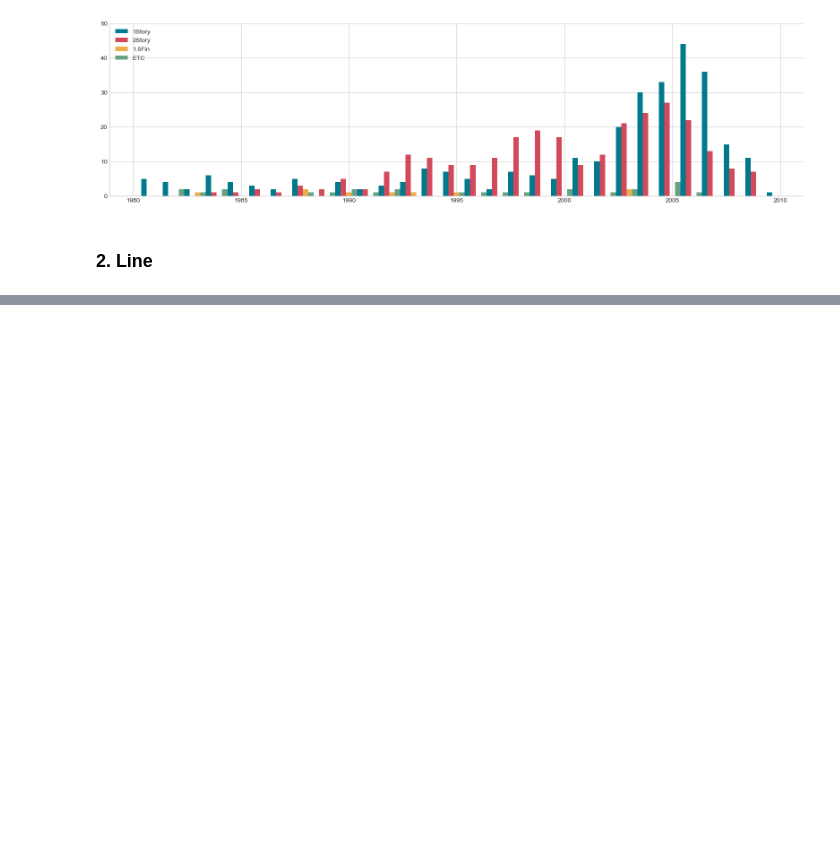
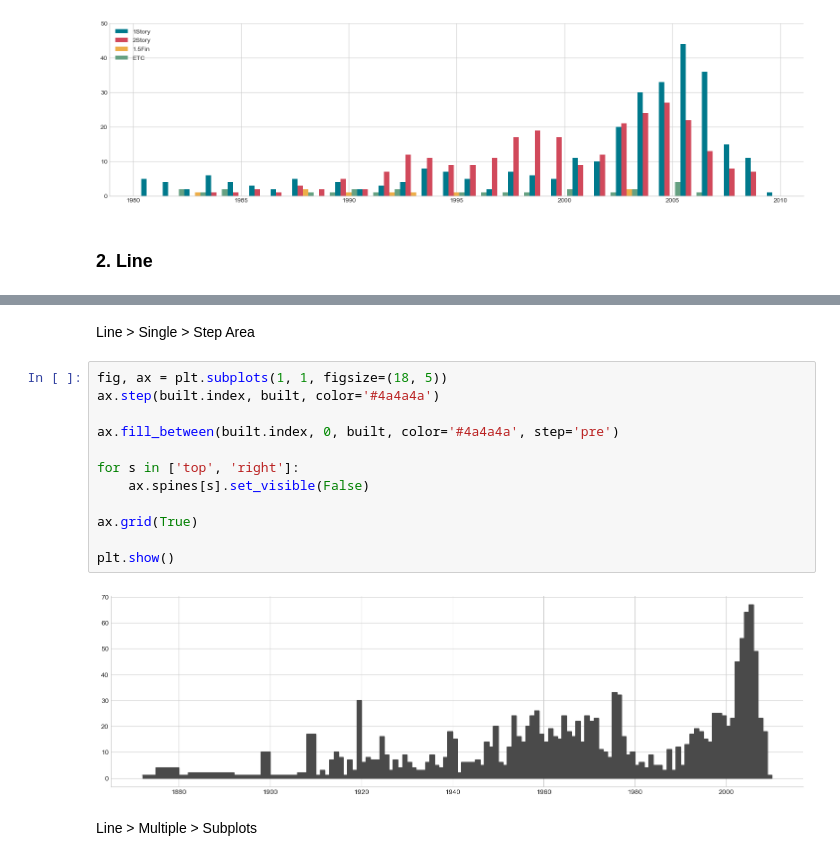
Before and after one commit to sguys99/self-study, a Jupyter notebook: Time-series visualization.ipynb, the cells around one changed output, grey strips where cells are left out. Saved outputs shown, nothing was run; the diff lists cells and outputs as text; blank space fills up the shorter version.

```diff
--- a/Time-series visualization.ipynb
+++ b/Time-series visualization.ipynb
@@ -304,0 +358,18 @@ plt.show()
+# %% [markdown]
+Line > Single > Step Area
+# %%
+fig, ax = plt.subplots(1, 1, figsize=(18, 5))
+ax.step(built.index, built, color='#4a4a4a')
+
+ax.fill_between(built.index, 0, built, color='#4a4a4a', step='pre')
+
+for s in ['top', 'right']:
+    ax.spines[s].set_visible(False)
+
+ax.grid(True)
+
+plt.show()
+# %% [output]
+[figure, added]
+# %% [markdown]
+Line > Multiple > Subplots
```
Also changed, not shown: parts of 22 cells of this notebook.
